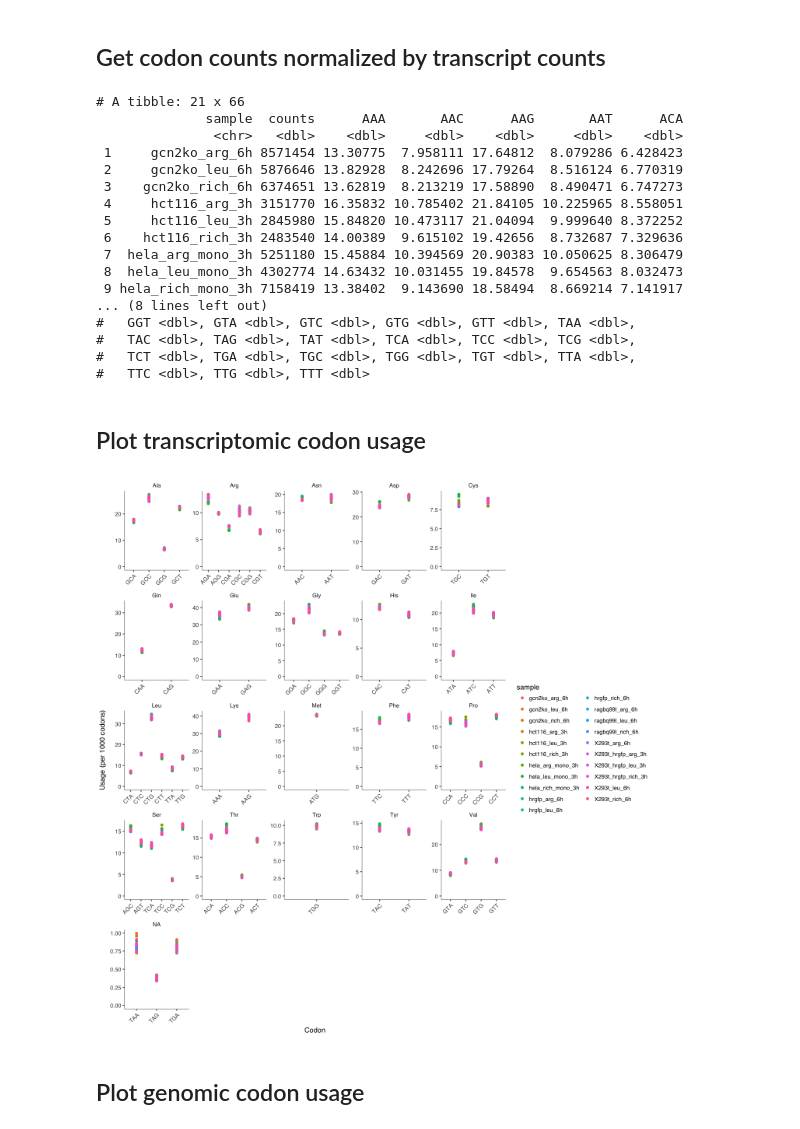
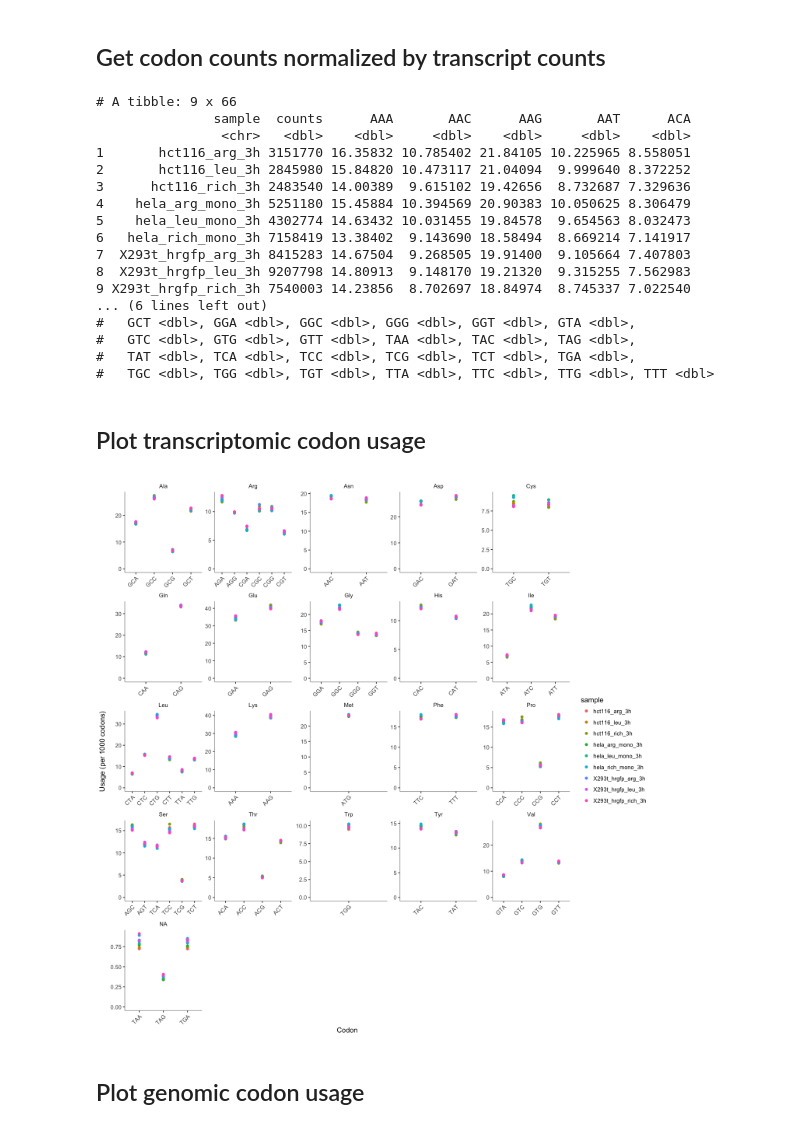
Before and after one commit to adarnell/2017_adarnell_riboseq_Rpipeline_test, a Jupyter notebook: scripts/plot_codon_usage.ipynb, the cells around one changed output. Cells and saved outputs as stored; diff of their text form; code cells hidden in the pictures.

Commit message:
latest plot_codon_usage.ipynb script

```diff
--- a/scripts/plot_codon_usage.ipynb
+++ b/scripts/plot_codon_usage.ipynb
@@ -130,20 +130,20 @@ subset <- c('hct116_arg_3h',
             'hela_rich_mono_3h',
             'X293t_hrgfp_arg_3h',
             'X293t_hrgfp_leu_3h',
-            'X293t_hrgfp_rich_3h',
-            'gcn2ko_arg_6h',
-            'gcn2ko_leu_6h',
-            'gcn2ko_rich_6h',
-            'ragbq99l_arg_6h',
-            'ragbq99l_leu_6h',
-            'ragbq99l_rich_6h',
-            'hrgfp_arg_6h',
-            'hrgfp_leu_6h',
-            'hrgfp_rich_6h',
-            'X293t_arg_6h',
-            'X293t_leu_6h',
-            'X293t_rich_6h'
-           )
+            'X293t_hrgfp_rich_3h')
+            #'gcn2ko_arg_6h',
+            #'gcn2ko_leu_6h',
+            #'gcn2ko_rich_6h',
+            #'ragbq99l_arg_6h',
+            #'ragbq99l_leu_6h',
+            #'ragbq99l_rich_6h',
+            #'hrgfp_arg_6h',
+            #'hrgfp_leu_6h',
+            #'hrgfp_rich_6h',
+            #'X293t_arg_6h',
+            #'X293t_leu_6h',
+            #'X293t_rich_6h'
+           #)
 
 countdata <- countdata %>%
   select(one_of(subset), transcript_id) %>%
@@ -180,45 +180,46 @@ tx.codon.usage <- countdata %>%
   mutate_at(vars(matches('[ACGT]{3}')), funs(. / counts)) %>%
   print
 # %% [output]
-# A tibble: 21 x 66
-              sample  counts      AAA       AAC      AAG       AAT      ACA
-               <chr>   <dbl>    <dbl>     <dbl>    <dbl>     <dbl>    <dbl>
- 1     gcn2ko_arg_6h 8571454 13.30775  7.958111 17.64812  8.079286 6.428423
- 2     gcn2ko_leu_6h 5876646 13.82928  8.242696 17.79264  8.516124 6.770319
- 3    gcn2ko_rich_6h 6374651 13.62819  8.213219 17.58890  8.490471 6.747273
- 4     hct116_arg_3h 3151770 16.35832 10.785402 21.84105 10.225965 8.558051
- 5     hct116_leu_3h 2845980 15.84820 10.473117 21.04094  9.999640 8.372252
- 6    hct116_rich_3h 2483540 14.00389  9.615102 19.42656  8.732687 7.329636
- 7  hela_arg_mono_3h 5251180 15.45884 10.394569 20.90383 10.050625 8.306479
- 8  hela_leu_mono_3h 4302774 14.63432 10.031455 19.84578  9.654563 8.032473
- 9 hela_rich_mono_3h 7158419 13.38402  9.143690 18.58494  8.669214 7.141917
-... (8 lines left out)
-#   GGT <dbl>, GTA <dbl>, GTC <dbl>, GTG <dbl>, GTT <dbl>, TAA <dbl>,
-#   TAC <dbl>, TAG <dbl>, TAT <dbl>, TCA <dbl>, TCC <dbl>, TCG <dbl>,
-#   TCT <dbl>, TGA <dbl>, TGC <dbl>, TGG <dbl>, TGT <dbl>, TTA <dbl>,
-#   TTC <dbl>, TTG <dbl>, TTT <dbl>
+# A tibble: 9 x 66
+               sample  counts      AAA       AAC      AAG       AAT      ACA
+                <chr>   <dbl>    <dbl>     <dbl>    <dbl>     <dbl>    <dbl>
+1       hct116_arg_3h 3151770 16.35832 10.785402 21.84105 10.225965 8.558051
+2       hct116_leu_3h 2845980 15.84820 10.473117 21.04094  9.999640 8.372252
+3      hct116_rich_3h 2483540 14.00389  9.615102 19.42656  8.732687 7.329636
+4    hela_arg_mono_3h 5251180 15.45884 10.394569 20.90383 10.050625 8.306479
+5    hela_leu_mono_3h 4302774 14.63432 10.031455 19.84578  9.654563 8.032473
+6   hela_rich_mono_3h 7158419 13.38402  9.143690 18.58494  8.669214 7.141917
+7  X293t_hrgfp_arg_3h 8415283 14.67504  9.268505 19.91400  9.105664 7.407803
+8  X293t_hrgfp_leu_3h 9207798 14.80913  9.148170 19.21320  9.315255 7.562983
+9 X293t_hrgfp_rich_3h 7540003 14.23856  8.702697 18.84974  8.745337 7.022540
+... (6 lines left out)
+#   GCT <dbl>, GGA <dbl>, GGC <dbl>, GGG <dbl>, GGT <dbl>, GTA <dbl>,
+#   GTC <dbl>, GTG <dbl>, GTT <dbl>, TAA <dbl>, TAC <dbl>, TAG <dbl>,
+#   TAT <dbl>, TCA <dbl>, TCC <dbl>, TCG <dbl>, TCT <dbl>, TGA <dbl>,
+#   TGC <dbl>, TGG <dbl>, TGT <dbl>, TTA <dbl>, TTC <dbl>, TTG <dbl>, TTT <dbl>
 # %% [markdown]
 ## Plot transcriptomic codon usage
 # %%
 options(repr.plot.width = 12, repr.plot.height = 12)
 
 tx.plot.data <- tx.codon.usage %>%
   select(-counts) %>%
   gather(codon, usage, -sample) %>%
   group_by(sample) %>%
   mutate(usage = usage / sum(usage) * 1000)
 
 tx.plot.data %>%
   mutate(aa = AMINO_ACID_CODE[GENETIC_CODE[codon]]) %>%
   ggplot(aes(x = codon, y = usage, color = sample)) +
   facet_wrap(~ aa, scales = "free") +
   geom_point() +
   theme(axis.text.x = element_text(angle = 45, hjust = 1)) +
   scale_y_continuous(limits=c(0,NA)) +
   xlab("Codon") +
-  ylab("Usage (per 1000 codons)")
+  ylab("Usage (per 1000 codons)") +
+  ggsave('../figures/20171018_human_translatomecodonusage.svg', width = 10, height = 10, units = 'in')
 # %% [output]
-[figure, old version]
+[figure, new version]
 # %%
 write.table(tx.plot.data, '../tables/transcriptomic_codon_usage_per1000')
 # %% [markdown]
```
Also changed, not shown: parts of 12 cells of this notebook.
